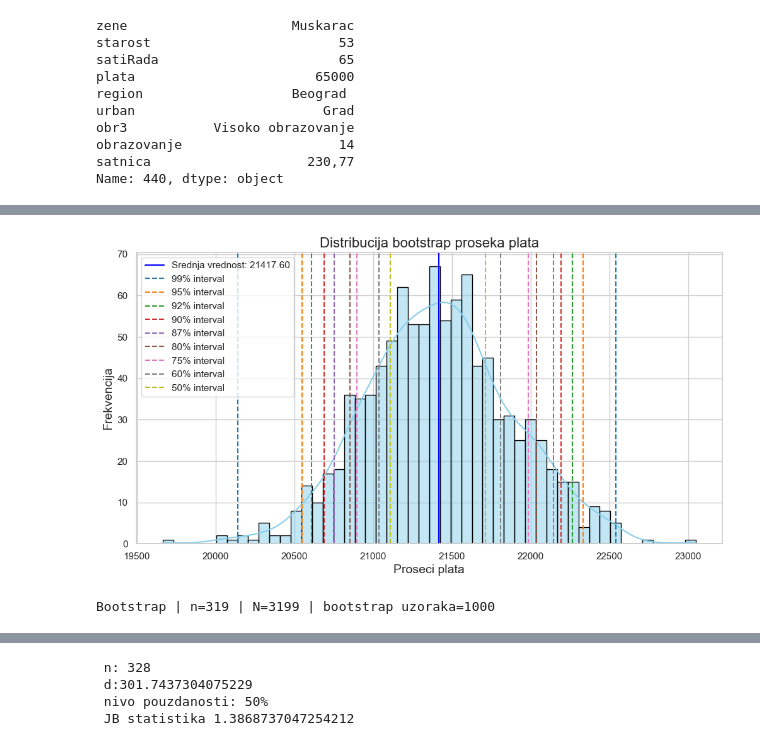
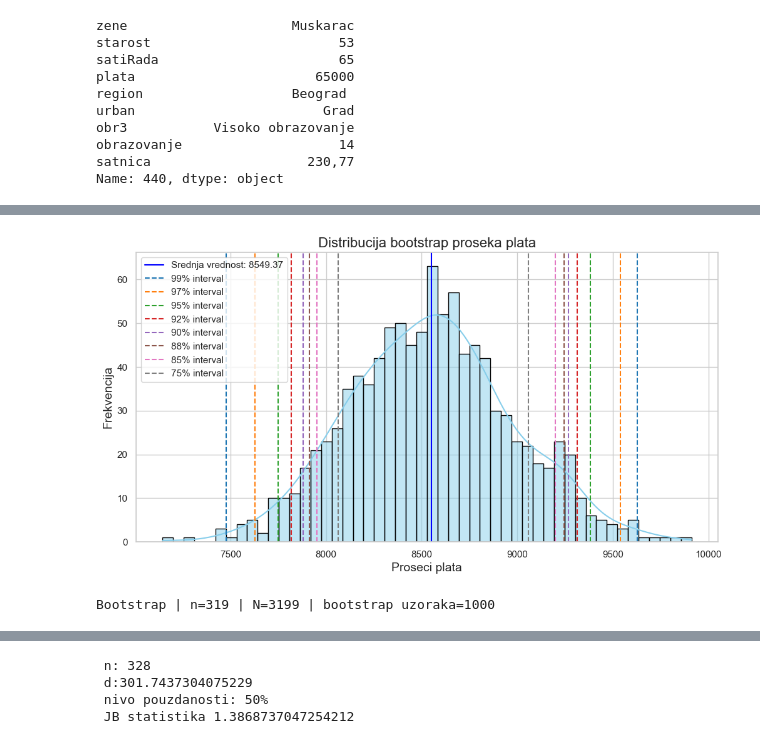
Before and after one commit to BogdanSliskovic/LSMS2007, a Jupyter notebook: TeorijaUzoraka.ipynb, the cells around one changed output, grey strips where cells are left out. Saved outputs shown, nothing was run; the diff lists cells and outputs as text; code cells hidden in the pictures.

```diff
--- a/TeorijaUzoraka.ipynb
+++ b/TeorijaUzoraka.ipynb
@@ -377,7 +394,7 @@ class Bootstrap():
     def __repr__(self):
         return f"Bootstrap | n={self.n} | N={self.N} | bootstrap uzoraka={len(self.sredineUzoraka)}"
 # %%
-bs = Bootstrap(df, [0.13, 0.1, 0.075, 0.05, 0.01, 0.2, 0.25, 0.4, 0.5])
+bs = Bootstrap(df, alfa = [0.12, 0.15, 0.025, 0.075, 0.25])
 bs.fit(1000)
-bs.pregled
+bs.summary
 # %% [output]
@@ -398,8 +412,8 @@ dtype: float64
 # %%
-bs.plotDist()
+bs.plotDist(x = np.sqrt(bs.varijanseUzoraka))
 print(bs)
 # %% [output]
-[figure, old version]
+[figure, new version]
 Bootstrap | n=319 | N=3199 | bootstrap uzoraka=1000
 # %%
 obim = bs.obimUzorka()
```
Also changed, not shown: parts of 29 cells of this notebook.
